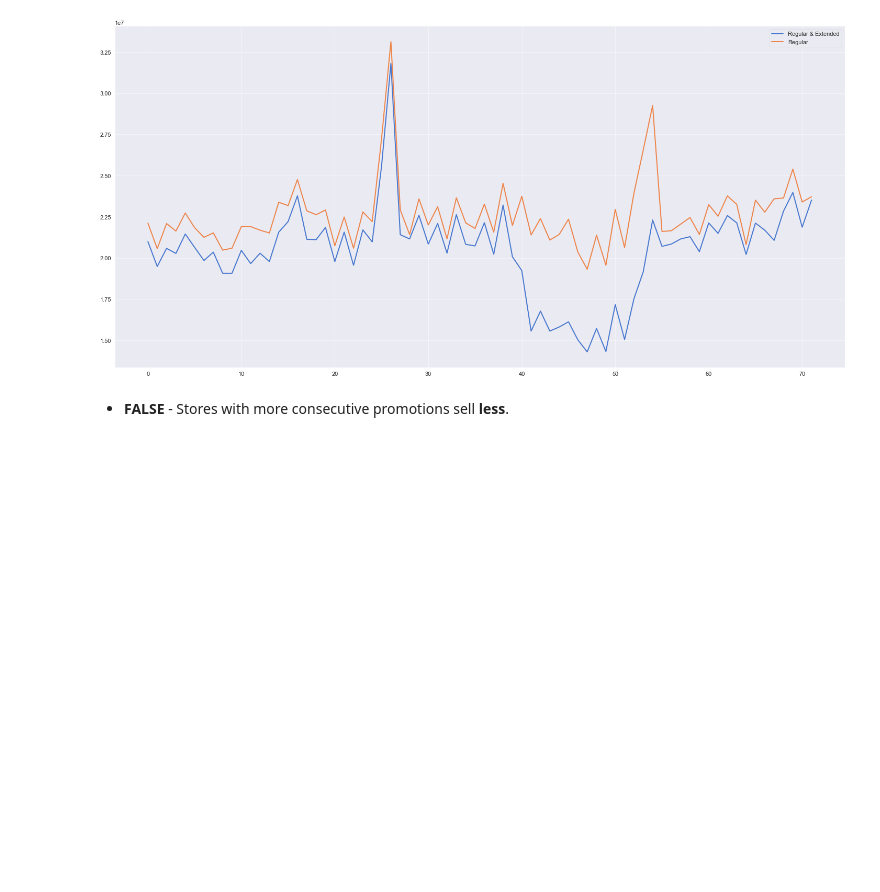
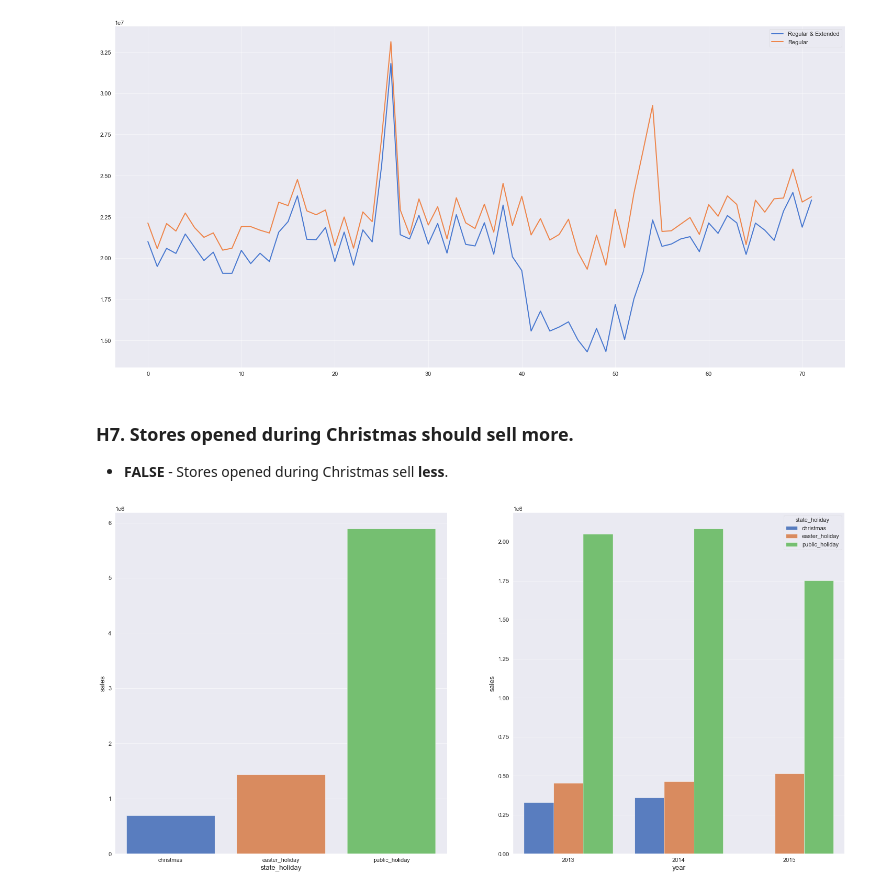
Before and after one commit to Gutscs/Rossmann-Forecasting-Sales, a Jupyter notebook: RossmanSales.ipynb, the cells around one changed output. Saved outputs shown, nothing was run; the diff lists cells and outputs as text; code cells hidden in the pictures; blank space fills up the shorter version.

```diff
--- a/RossmanSales.ipynb
+++ b/RossmanSales.ipynb
@@ -728,5 +730,20 @@ df_aux2.plot( ax = ax )
 ax.legend( labels = ['Regular & Extended', 'Regular'] );
 # %% [output]
 [figure]
-# %% [markdown]
-* **FALSE** - Stores with more consecutive promotions sell **less**.
+# %% [markdown]
+### H7. Stores opened during Christmas should sell more.
+* **FALSE** - Stores opened during Christmas sell **less**.
+# %%
+df_aux1 = df4[df4['state_holiday'] != 'regular_day']
+
+# bar plot of sales per state_holiday
+plt.subplot(1,2,1)
+df_aux2 = df_aux1[['state_holiday', 'sales']].groupby( 'state_holiday' ).sum().reset_index()
+sns.barplot( x = 'state_holiday', y = 'sales', data = df_aux2 );
+
+# bar plot of sales per year and state_holiday
+plt.subplot(1,2,2)
+df_aux3 = df_aux1[['year', 'state_holiday', 'sales']].groupby( ['year', 'state_holiday'] ).sum().reset_index()
+sns.barplot( x = 'year', y = 'sales', hue = 'state_holiday', data = df_aux3 );
+# %% [output]
+[figure, added]
```
Also changed, not shown: parts of 24 cells of this notebook.
